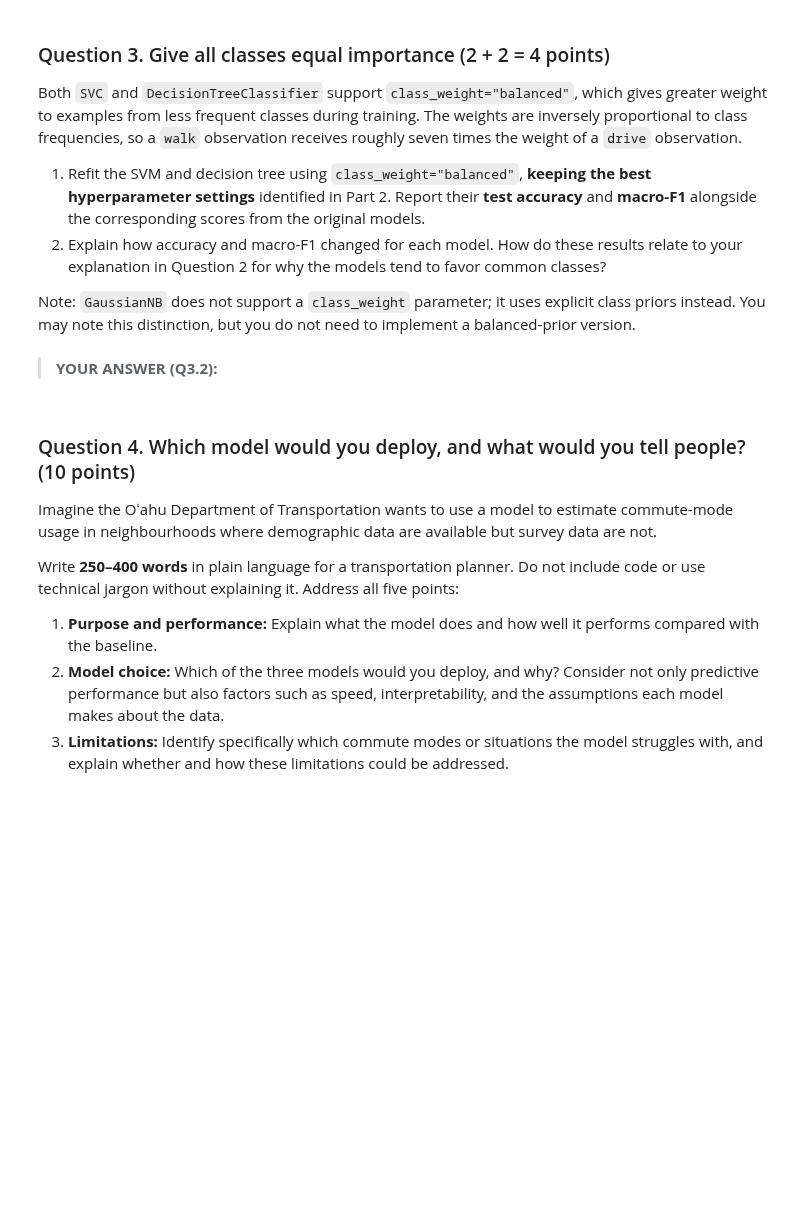
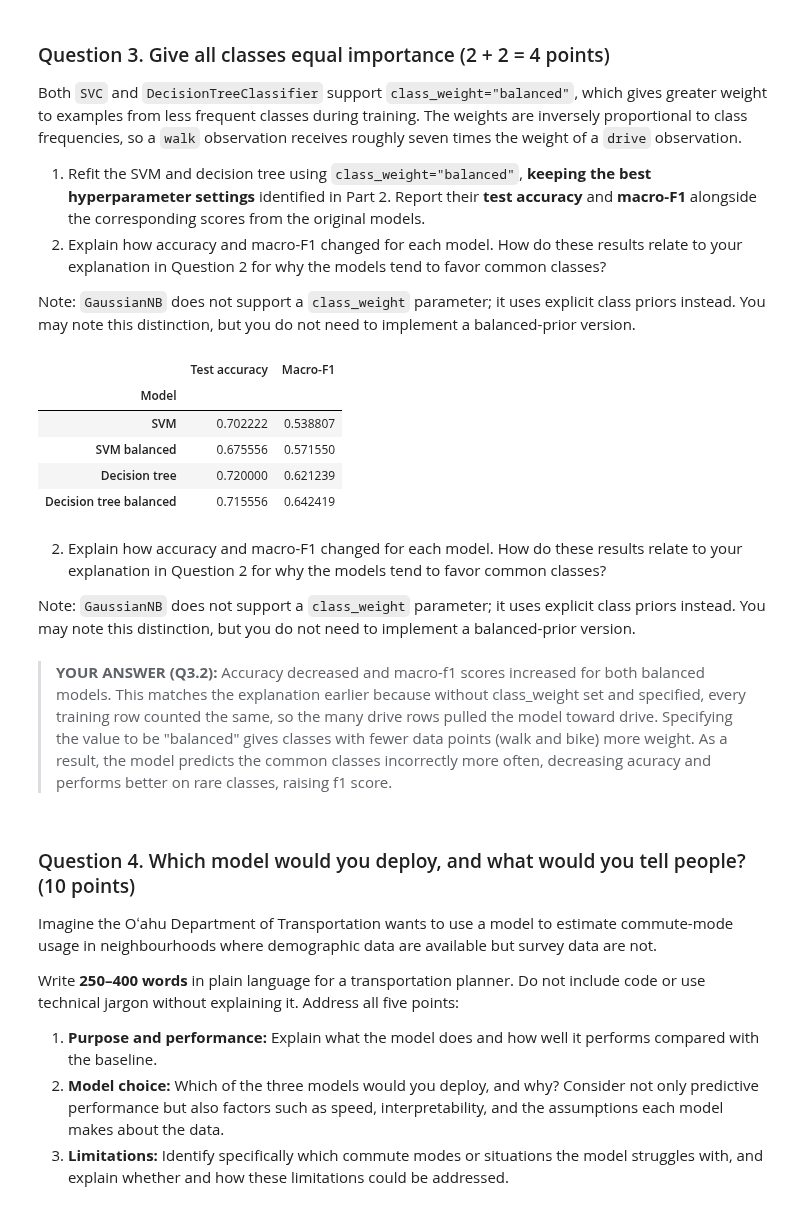
Before and after one commit to DennnnyH/ICS-235-ML-Methods, a Jupyter notebook: Assignment_3/HuangDenny_3.ipynb, the cells around one changed output. Cells and saved outputs as stored; diff of their text form; code cells hidden in the pictures; blank space fills up the shorter version.

```diff
--- a/Assignment_3/HuangDenny_3.ipynb
+++ b/Assignment_3/HuangDenny_3.ipynb
@@ -535,8 +785,47 @@ Both `SVC` and `DecisionTreeClassifier` support `class_weight="balanced"`, which
 Note: `GaussianNB` does not support a `class_weight` parameter; it uses explicit class priors instead. You may note this distinction, but you do not need to implement a balanced-prior version.
 # %%
 # YOUR CODE
+svm_balanced= Pipeline([
+    ("preprocess", preprocess),
+    ("model", SVC(kernel=best_kernel, C=best_C, random_state=RANDOM_STATE, class_weight="balanced"))
+])
+
+tree_balanced = Pipeline([
+    ("preprocess", preprocess),
+    ("model", DecisionTreeClassifier(max_depth=best_depth, random_state=RANDOM_STATE, class_weight="balanced"))
+])
+
+svm_balanced.fit(X_train, y_train)
+tree_balanced.fit(X_train, y_train)
+
+models = {
+    "SVM": best_svm,
+    "SVM balanced": svm_balanced,
+    "Decision tree": best_tree,
+    "Decision tree balanced": tree_balanced,
+}
+rows = []
+for name, model in models.items():
+    y_pred = model.predict(X_test)
+    rows.append({
+        "Model": name,
+        "Test accuracy": model.score(X_test, y_test),
+        "Macro-F1": f1_score(y_test, y_pred, average="macro"),
+    })
+display(pd.DataFrame(rows).set_index("Model"))
+# %% [output]
+|  | Test accuracy | Macro-F1 |
+| Model |  |  |
+| SVM | 0.702222 | 0.538807 |
+| SVM balanced | 0.675556 | 0.571550 |
+| Decision tree | 0.720000 | 0.621239 |
+| Decision tree balanced | 0.715556 | 0.642419 |
+# %% [markdown]
+2. Explain how accuracy and macro-F1 changed for each model. How do these results relate to your explanation in Question 2 for why the models tend to favor common classes?
+
+Note: `GaussianNB` does not support a `class_weight` parameter; it uses explicit class priors instead. You may note this distinction, but you do not need to implement a balanced-prior version.
 # %% [markdown]
->**YOUR ANSWER (Q3.2):**
+>**YOUR ANSWER (Q3.2):** Accuracy decreased and macro-f1 scores increased for both balanced models. This matches the explanation earlier because without class_weight set and specified, every training row counted the same, so the many drive rows pulled the model toward drive. Specifying the value to be "balanced" gives classes with fewer data points (walk and bike) more weight. As a result, the model predicts the common classes incorrectly more often, decreasing acuracy and performs better on rare classes, raising f1 score.
 >
 >
 # %% [markdown]
```
Also changed, not shown: parts of 11 cells of this notebook.
